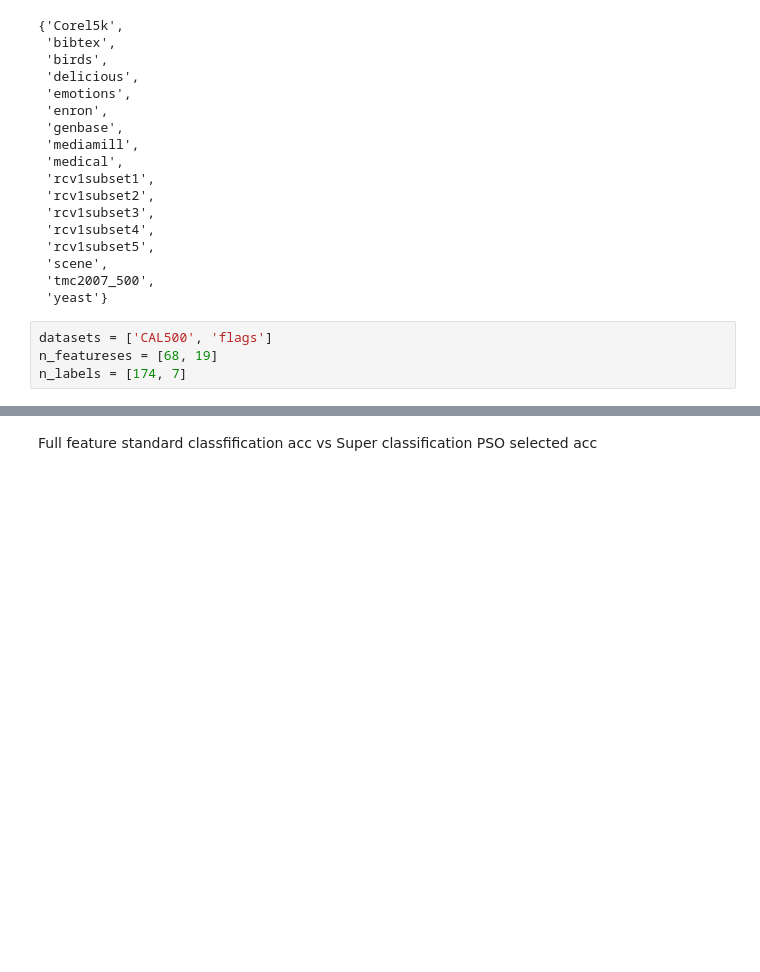
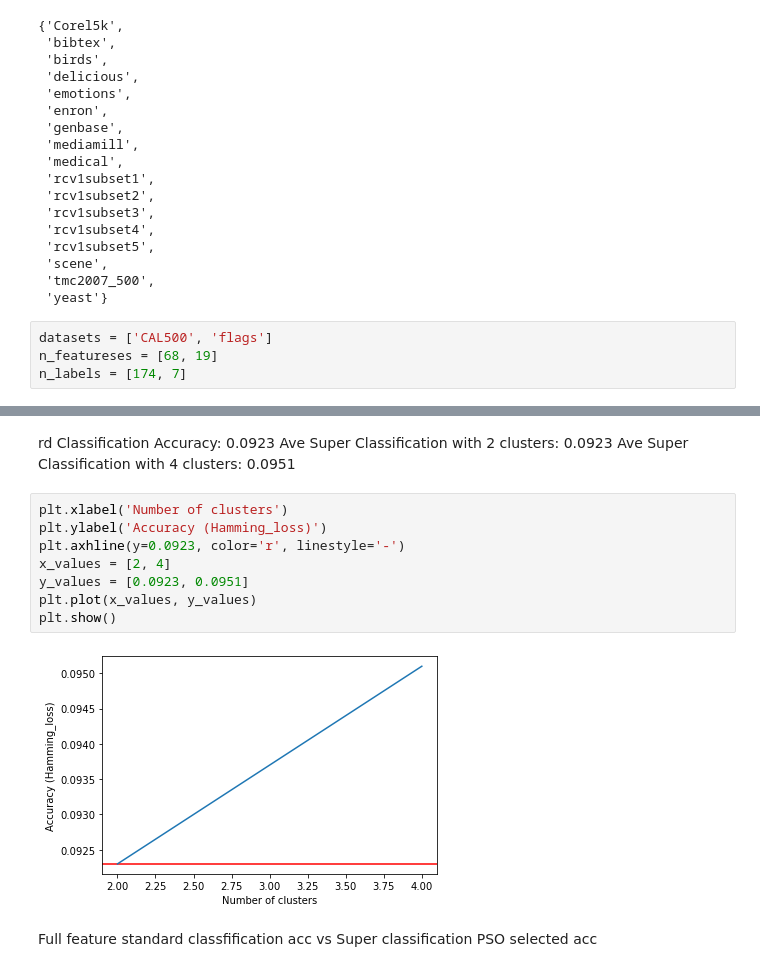
Before and after one commit to faylu-nz/Super_label_PSO_ML_FS, a Jupyter notebook: super_label.ipynb, the cells around one changed output, grey strips where cells are left out. Saved outputs shown, nothing was run; the diff lists cells and outputs as text; blank space fills up the shorter version.

```diff
--- a/super_label.ipynb
+++ b/super_label.ipynb
@@ -624,3 +685,17 @@ MemoryError: Unable to allocate 488. MiB for an array with shape (8000, 8000) an
+# %% [markdown]
+rd Classification Accuracy: 0.0923
+Ave Super Classification with 2 clusters: 0.0923
+Ave Super Classification with 4 clusters: 0.0951
+# %%
+plt.xlabel('Number of clusters')
+plt.ylabel('Accuracy (Hamming_loss)')
+plt.axhline(y=0.0923, color='r', linestyle='-')
+x_values = [2, 4]
+y_values = [0.0923, 0.0951]
+plt.plot(x_values, y_values)
+plt.show()
+# %% [output]
+[figure, added]
 # %% [markdown]
 Full feature standard classfification acc vs Super classification PSO selected acc
 # %%
```
Also changed, not shown: parts of 10 cells of this notebook, 9 other files.
